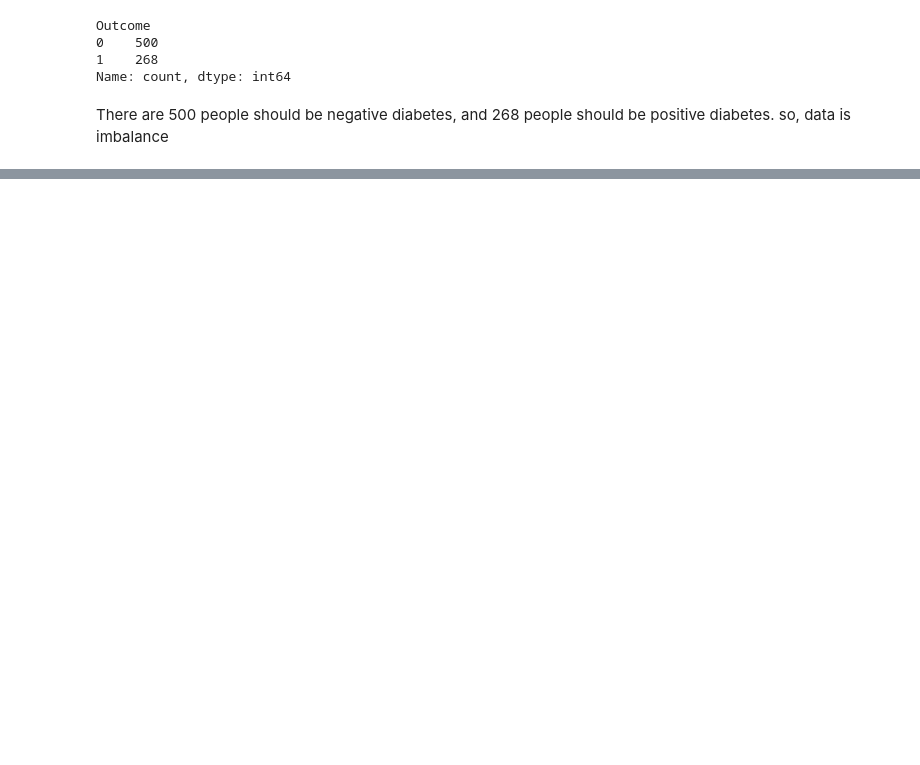
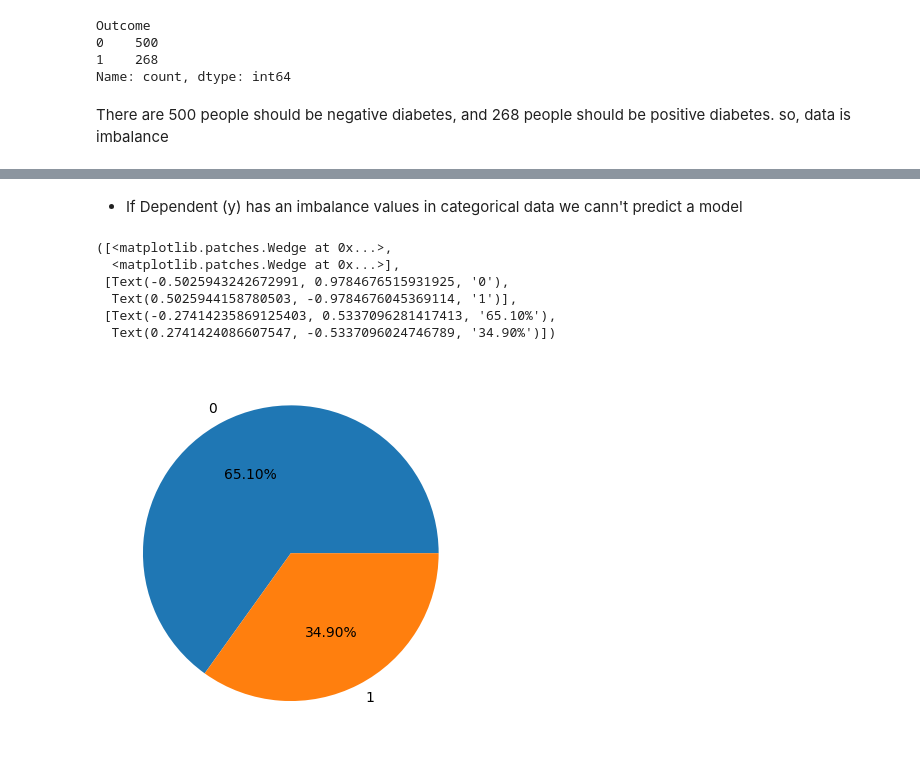
Before and after one commit to ashmi721/Data_Science_Project, a Jupyter notebook: diabetes_diagnostic_mesures.ipynb, the cells around one changed output, grey strips where cells are left out. Drawn from its saved outputs; the diff is of its cells as text; code cells hidden in the pictures; blank space fills up the shorter version.

```diff
--- a/diabetes_diagnostic_mesures.ipynb
+++ b/diabetes_diagnostic_mesures.ipynb
@@ -193,0 +201,13 @@ There are  500 people should be negative diabetes, and 268 people should be posi
+# %% [markdown]
+* If Dependent (y) has an imbalance values in categorical data we cann't predict a model
+# %%
+s = df.Outcome.value_counts()
+plt.pie(x=s.values,labels=s.index,autopct='%.2f%%')
+# %% [output]
+([<matplotlib.patches.Wedge at 0x...>,
+  <matplotlib.patches.Wedge at 0x...>],
+ [Text(-0.5025943242672991, 0.9784676515931925, '0'),
+  Text(0.5025944158780503, -0.9784676045369114, '1')],
+ [Text(-0.27414235869125403, 0.5337096281417413, '65.10%'),
+  Text(0.2741424086607547, -0.5337096024746789, '34.90%')])
+[figure, added]
```
Also changed, not shown: parts of 3 cells of this notebook.
